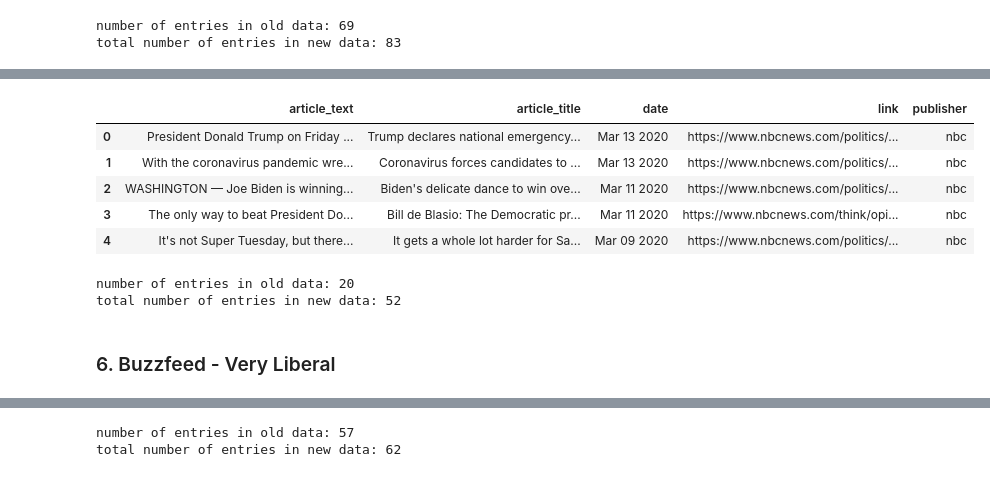
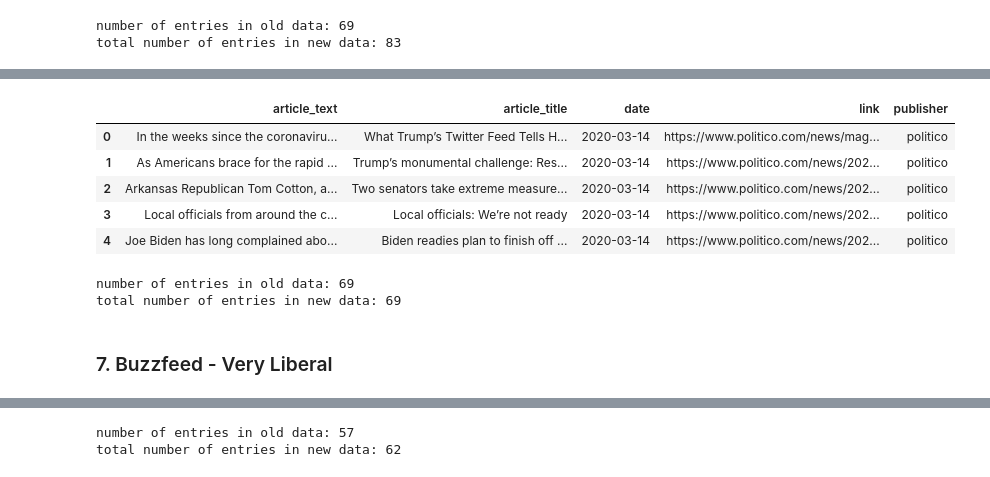
Before and after one commit to MarinaWyss/Hertie-NLP-Python-Project, a Jupyter notebook: 1_Web_Scraper_Tool.ipynb, the cells around one changed output, grey strips where cells are left out. Drawn from its saved outputs; the diff is of its cells as text; code cells hidden in the pictures.

Commit message:
politico

```diff
--- a/1_Web_Scraper_Tool.ipynb
+++ b/1_Web_Scraper_Tool.ipynb
@@ -346,2 +432,5 @@ nbc_tags = nbc_soup.find_all('h2', class_="teaseCard__headline") + nbc_soup.find
+# %%
+# locate article URLs
+politico_tags = politico_soup.find_all('h3')
 # %%
 # setup
@@ -357,12 +446,12 @@ nbc_contents = []
 for n in np.arange(0, number_of_articles):
 
     # get article link
-    link = nbc_tags[n].find('a')['href']
-    nbc_links.append(link)
+    link = politico_tags[n].find('a')['href']
+    politico_links.append(link)
 
     # get article title
-    title = nbc_tags[n].find('a').get_text()
-    nbc_titles.append(title)
+    title = politico_tags[n].find('a').get_text()
+    politico_titles.append(title)
 
     # prep article content
     article = requests.get(link)
@@ -370,58 +459,55 @@ for n in np.arange(0, number_of_articles):
     soup_article = BeautifulSoup(article_content, 'html5lib')
 
     # get publication datetime
-    if soup_article.time != None:
-        date = soup_article.time.attrs['datetime']
-        date = date[4:-24]
-    else:
-        date = None
-    nbc_dates.append(date)
+    date = soup_article.time.attrs['datetime']
+    date = date[:-9]
+    politico_dates.append(date)
 
     # get article content
-    body = soup_article.find_all('div', class_= 'article-body__content')
+    body = soup_article.find_all('p', attrs={'class':'story-text__paragraph'})
     final_article = " ".join([item.text for item in body])
 
-    nbc_contents.append(final_article)
+    politico_contents.append(final_article)
 # %%
 # assembling data
-nbc_data = pd.DataFrame.from_dict({
-    'publisher': 'nbc',
-    'date': nbc_dates,
-    'link': nbc_links,
-    'article_title': nbc_titles,
-    'article_text': nbc_contents
+politico_data = pd.DataFrame.from_dict({
+    'publisher': 'politico',
+    'date': politico_dates,
+    'link': politico_links,
+    'article_title': politico_titles,
+    'article_text': politico_contents
 })
 # %%
-# dropping rows that are not text articles (these will have NA in date)
-nbc_data = nbc_data.dropna()
+# dropping rows that are not text articles (these will have NA in text)
+politico_data = politico_data.dropna()
 # %%
-nbc_data.head()
+politico_data.head()
 # %% [output]
 |  | article_text | article_title | date | link | publisher |
-| 0 | President Donald Trump on Friday ... | Trump declares national emergency... | Mar 13 2020 | https://www.nbcnews.com/politics/... | nbc |
-| 1 | With the coronavirus pandemic wre... | Coronavirus forces candidates to ... | Mar 13 2020 | https://www.nbcnews.com/politics/... | nbc |
-| 2 | WASHINGTON — Joe Biden is winning... | Biden's delicate dance to win ove... | Mar 11 2020 | https://www.nbcnews.com/politics/... | nbc |
-| 3 | The only way to beat President Do... | Bill de Blasio: The Democratic pr... | Mar 11 2020 | https://www.nbcnews.com/think/opi... | nbc |
-| 4 | It's not Super Tuesday, but there... | It gets a whole lot harder for Sa... | Mar 09 2020 | https://www.nbcnews.com/politics/... | nbc |
+| 0 | In the weeks since the coronaviru... | What Trump’s Twitter Feed Tells H... | 2020-03-14 | https://www.politico.com/news/mag... | politico |
+| 1 | As Americans brace for the rapid ... | Trump’s monumental challenge: Res... | 2020-03-14 | https://www.politico.com/news/202... | politico |
+| 2 | Arkansas Republican Tom Cotton, a... | Two senators take extreme measure... | 2020-03-14 | https://www.politico.com/news/202... | politico |
+| 3 | Local officials from around the c... | Local officials: We’re not ready | 2020-03-14 | https://www.politico.com/news/202... | politico |
+| 4 | Joe Biden has long complained abo... | Biden readies plan to finish off ... | 2020-03-14 | https://www.politico.com/news/202... | politico |
 # %%
 # read in old data
-old_nbc_data = pd.read_csv('data/nbc_data.csv')
-num_old = len(old_nbc_data)
+old_politico_data = pd.read_csv('data/politico_data.csv')
+num_old = len(old_politico_data)
 
 # append new data
-nbc_data = old_nbc_data.append(nbc_data).drop_duplicates()
+politico_data = old_politico_data.append(politico_data).drop_duplicates()
 
 # save new .csv
-nbc_data.to_csv("data/nbc_data.csv", index = False)
-num_now = len(nbc_data)
+politico_data.to_csv("data/politico_data.csv", index = False)
+num_now = len(politico_data)
 
 print("number of entries in old data: {}".format(num_old))
 print("total number of entries in new data: {}".format(num_now))
 # %% [output]
-number of entries in old data: 20
-total number of entries in new data: 52
+number of entries in old data: 69
+total number of entries in new data: 69
 # %% [markdown]
-### 6. Buzzfeed - Very Liberal
+### 7. Buzzfeed - Very Liberal
 # %%
 # load the HTML content using requests and save into a variable
 buzz_request = requests.get('https://www.buzzfeednews.com/section/politics')
```
Also changed, not shown: parts of 16 cells of this notebook, 1 other file.
